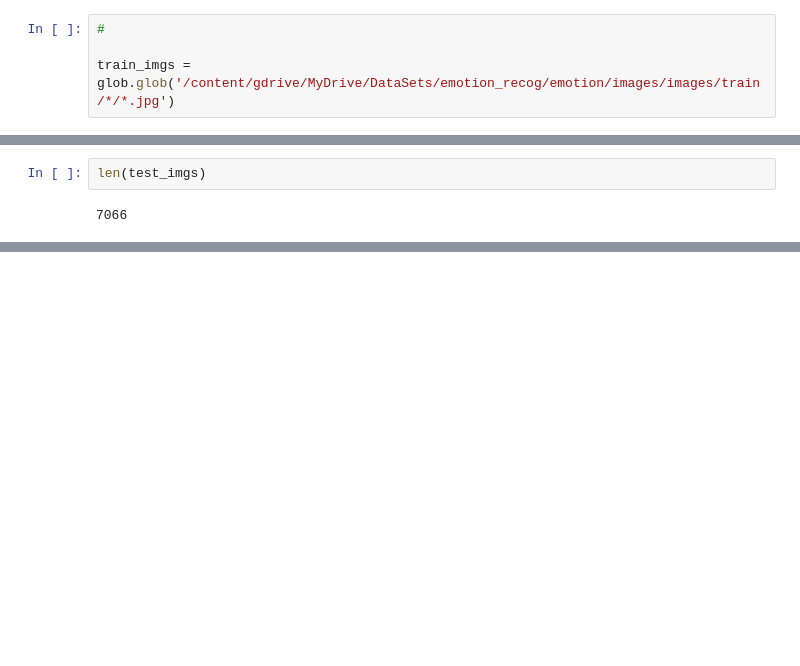
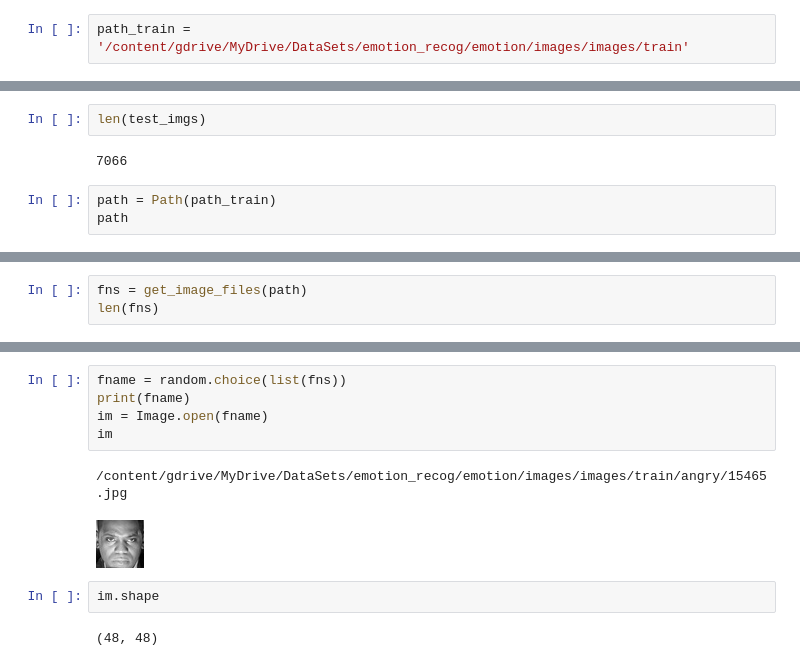
Before and after one commit to Aravinda89/emotion, a Jupyter notebook: Emotion_Recog.ipynb, the cells around one changed output, grey strips where cells are left out. Drawn from its saved outputs; the diff is of its cells as text; blank space fills up the shorter version.

```diff
--- a/Emotion_Recog.ipynb
+++ b/Emotion_Recog.ipynb
@@ -67,6 +67,4 @@ train/  validation/
 # %%
 # !unzip archive.zip -d emotion/
 # %%
-#
-
-train_imgs = glob.glob('/content/gdrive/MyDrive/DataSets/emotion_recog/emotion/images/images/train/*/*.jpg')
+path_train = '/content/gdrive/MyDrive/DataSets/emotion_recog/emotion/images/images/train'
@@ -80,3 +80,6 @@ test_imgs = glob.glob('/content/gdrive/MyDrive/DataSets/emotion_recog/emotion/im
 len(test_imgs)
 # %% [output]
 7066
+# %%
+path = Path(path_train)
+path
@@ -82,0 +92,3 @@ len(test_imgs)
+# %%
+fns = get_image_files(path)
+len(fns)
@@ -82,0 +101,12 @@ len(test_imgs)
+# %%
+fname = random.choice(list(fns))
+print(fname)
+im = Image.open(fname)
+im
+# %% [output]
+/content/gdrive/MyDrive/DataSets/emotion_recog/emotion/images/images/train/angry/15465.jpg
+[figure, added]
+# %%
+im.shape
+# %% [output]
+(48, 48)
```
Also changed, not shown: parts of 8 cells of this notebook.
